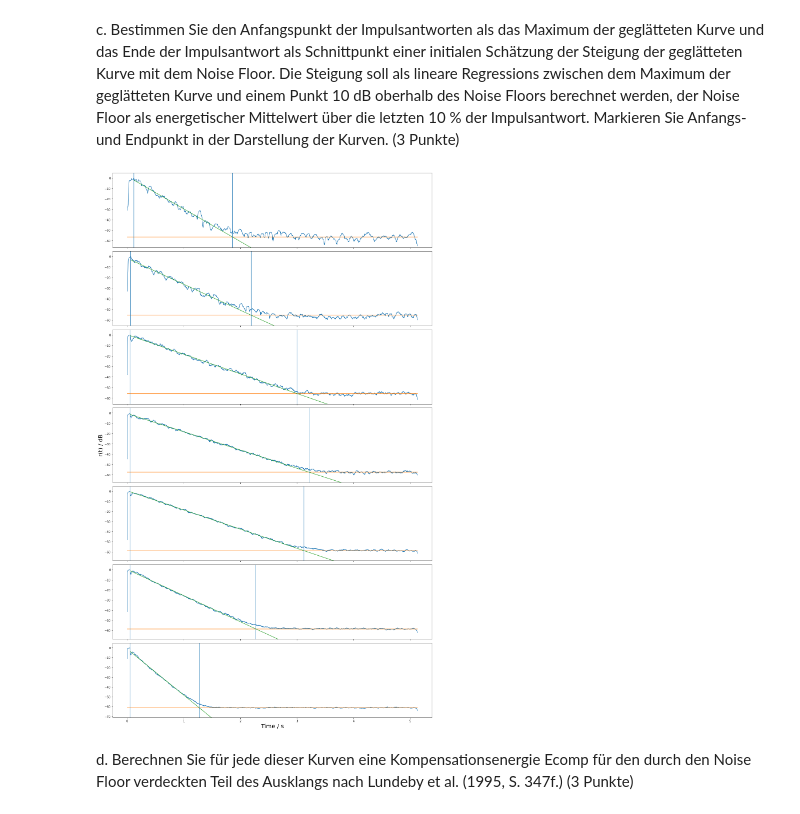
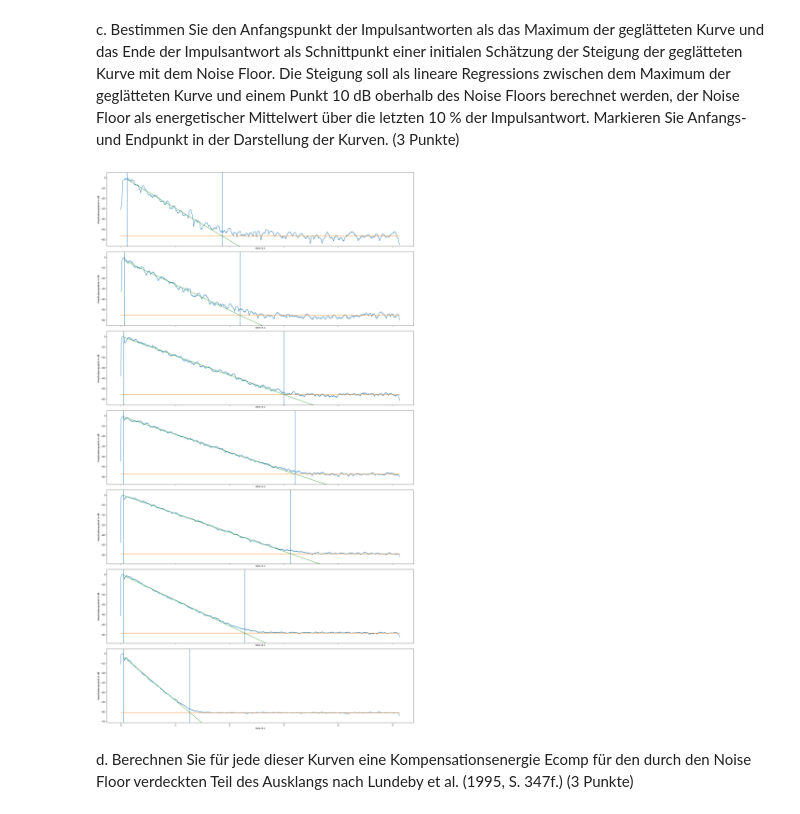
Before and after one commit to ChristianScheer97/Raumakustik_Hausaufgabe_-, a Jupyter notebook: Raumakustik_Hausaufgabe1.ipynb, the cells around one changed output. Drawn from its saved outputs; the diff is of its cells as text; code cells hidden in the pictures.

```diff
--- a/Raumakustik_Hausaufgabe1.ipynb
+++ b/Raumakustik_Hausaufgabe1.ipynb
@@ -132,7 +132,7 @@ for i in range(7):
 
 
 fig = plt.figure()
-fig, ax = plt.subplots(7,1, figsize=(20,15))
+fig, ax = plt.subplots(7,1, figsize=(20,25))
 RIR = pf.io.read_audio('audio/RIR_Vicenza.wav')
 fs = RIR.sampling_rate
 RIR_list_log = []
@@ -151,7 +151,9 @@ for i in range(len(filters)):
     plotlabel = 'fm = ' +str(125*(2**i))+'Hz'
     ax[i].plot(time, RIR_sq_norm_log, label = plotlabel)
     ax[i].set_ylim(-80,5 )
+    ax[i].set_ylabel('Amplitudenquadrat in dB')
     ax[i].legend()
 
 ax[6].set_xlabel('Time / s')
+plt.tight_layout()
 # %% [output]
@@ -173,6 +174,9 @@ for j in range(len(filters)):
     RIR_flat.append(flattened)
     ax[j].plot(time,flattened, label=str(125*2**j)+'Hz')
     ax[j].legend(loc='upper right')
+    ax[j].set_ylabel('Amplitudenquadrat in dB')
+    ax[j].set_xlabel('time in s')
 
 fig.subplots_adjust(hspace=.05)
+plt.tight_layout()
 # %% [output]
@@ -187,36 +191,39 @@ crossing = [] #crossing points of noisefloor and regression
 m_n = [[], []] #array for storing regression parameters
 starts = []
 crossing_bin = []
 fig, ax = plt.subplots(7,1, figsize=(20,35), sharex=True)
 for i in range(len(RIR_flat)):
     start = np.argmax(RIR_flat[i]) # sets the starting point to the maximum of the RIR
     starts.append(start) # saves it for later use
 
     last10percent.append(RIR_flat[i][int(0.9*len(RIR_flat[i])):]) # makes an array containing only the last 10% of the RIR
     noisefloor.append(np.mean(last10percent[i])) # calculating the noisefloor by calculating the mean of the last 10% and saving it in an array
 
     stop = list(map(int, RIR_flat[i].tolist())).index(int(noisefloor[i]+10)) # finds the index of the point where the RIR is 10 dB above the noise floor. This function is only precise to a full decibel, but it should work well enough still.
 
     m, n = np.polyfit(x=time[start:stop], y=RIR_flat[i][start:stop],deg=1) #computes linear regression line between <start> and <stop>
     m_n[0].append(m) # saves regression parameters for later use
     m_n[1].append(n)
 
     crossing.append((noisefloor[i]-n)/m) # saves the time of the crossing point in an array
     crossing_bin.append(int(crossing[i]*fs)) # saves bin number of the crossing point in an array
 
     ### plotting stuff
     ax[i].plot(time,RIR_flat[i])
     ax[i].plot(time,noisefloor[-1]*np.ones(len(time)))
     ax[i].plot(time[start:],m*time[start:]+n)
     ax[i].set_ylim(noisefloor[i]-10,5)
     ax[i].axvline(time[start])
     ax[i].axvline(crossing[i])
+    ax[i].set_ylabel('Amplitudenquadrat in dB')
+    ax[i].set_xlabel('time in s')
 
-ax[3].set_ylabel('r(t) / dB', fontsize = 20.0)
-ax[6].set_xlabel('Time / s', fontsize = 20.0)
+#ax[3].set_ylabel('r(t) / dB', fontsize = 20.0)
+#ax[6].set_xlabel('time / s', fontsize = 20.0)
 fig.subplots_adjust(hspace=.05)
+plt.tight_layout()
 # %% [output]
-[figure, old version]
+[figure, new version]
 # %% [markdown]
 d. Berechnen Sie für jede dieser Kurven eine Kompensationsenergie Ecomp für den durch den Noise Floor verdeckten Teil des Ausklangs nach Lundeby et al. (1995, S. 347f.) (3 Punkte)
 # %%
```
Also changed, not shown: parts of 3 cells of this notebook.
